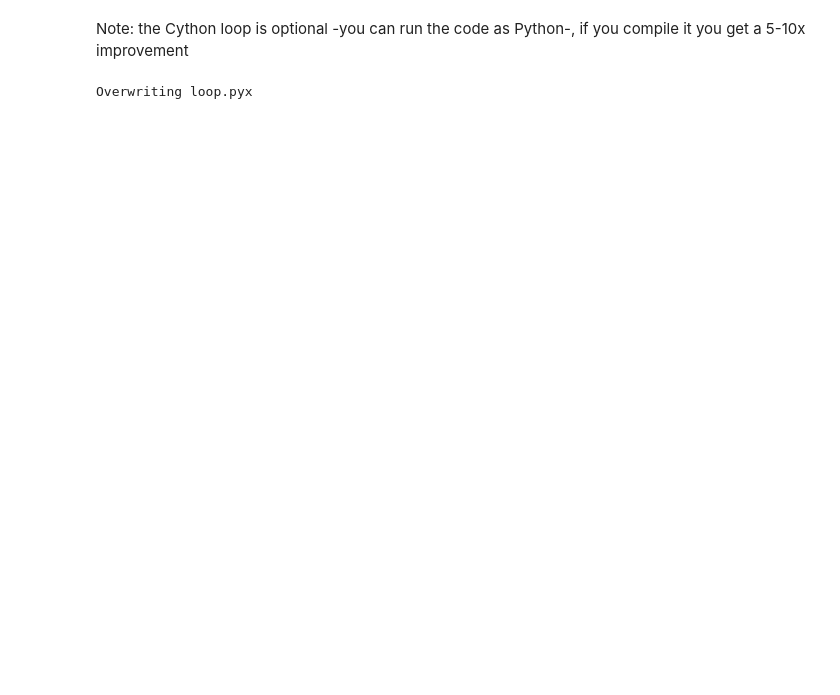
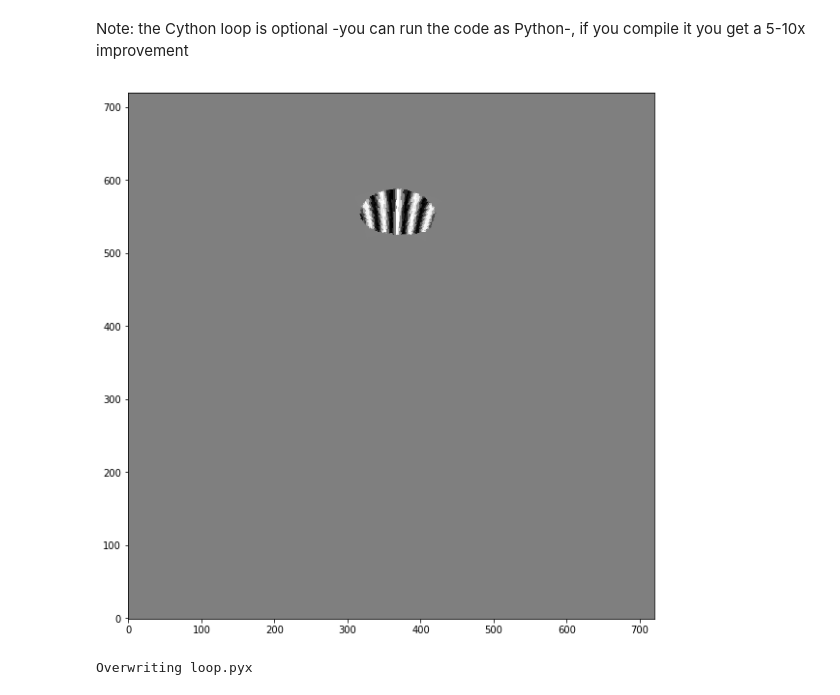
Before and after one commit to whalesquash/Panodisplay, a Jupyter notebook: code/python_code/PanoImage.ipynb, the cells around one changed output. Cells and saved outputs as stored; diff of their text form; code cells hidden in the pictures; blank space fills up the shorter version.

```diff
--- a/code/python_code/PanoImage.ipynb
+++ b/code/python_code/PanoImage.ipynb
@@ -438,38 +438,40 @@ class PanoImage:
         The central part faces a dark room, and therefore does not need any correction.
         The other parts are affected by the screen segments facing them, displaying images. The goal is to negate the effect
         on brightness of those pictures (but, obviously, without making them dark). This will be done by estimating the average
         brightness on every facing sub-segments (1 degree wide), giving them weights following a gaussian curve, and
         lowering the brightness of our final (non-facing) segment accordingly.
 
         The constraint is to achieve a 10% margin on the global contrast (so approximative it will be).
 
         The brightness map is established with a Luxmeter.
         The map consists in 5 points of elevation and 7 points of longitude, so 35 points total.
 
         The image projected is a uniform white. This image has the maximal impact on contrast imperfections.
         We will just apply the correction until it appears contrast perfect (measuring extreme points and center only
         for rapid checking).
         Knowing that a black image is contrast perfect without correction, we can start a curve.
 
         Assumptions: - the system can be sub-segmented
                      - a rough discrete gaussian applies
         '''
         return
 
 
 if __name__ == '__main__':
     im = cv2.imread('res/test_img.png')
-    %prun a=PanoImage(im, units = 'deg', size=[30,30], pos_angles=[0,-40]).stretch()
+    a=PanoImage(im, units = 'deg', size=[30,30], pos_angles=[0,-40]).stretch()
 
-    # xmap = np.loadtxt('res/xymappings/500x250/xmap.txt', dtype=np.float32)
-    # ymap = np.loadtxt('res/xymappings/500x250/ymap.txt', dtype=np.float32)
-    # b = a.toPano(xmap,ymap)
+    xmap = np.loadtxt('res/xmap.txt', dtype=np.float32)
+    ymap = np.loadtxt('res/ymap.txt', dtype=np.float32)
+    b = a.toPano(xmap,ymap)
 
-    b = a.apply()
+    #b = a.apply()
 
     plt.figure(figsize=[10,10])
     plt.imshow(b,origin='lower')
     #cv2.imwrite('res/panocircle.png', b)
+# %% [output]
+[figure, added]
 # %%
 %load_ext cython
 # %%
```
Also changed, not shown: 9 other files.
